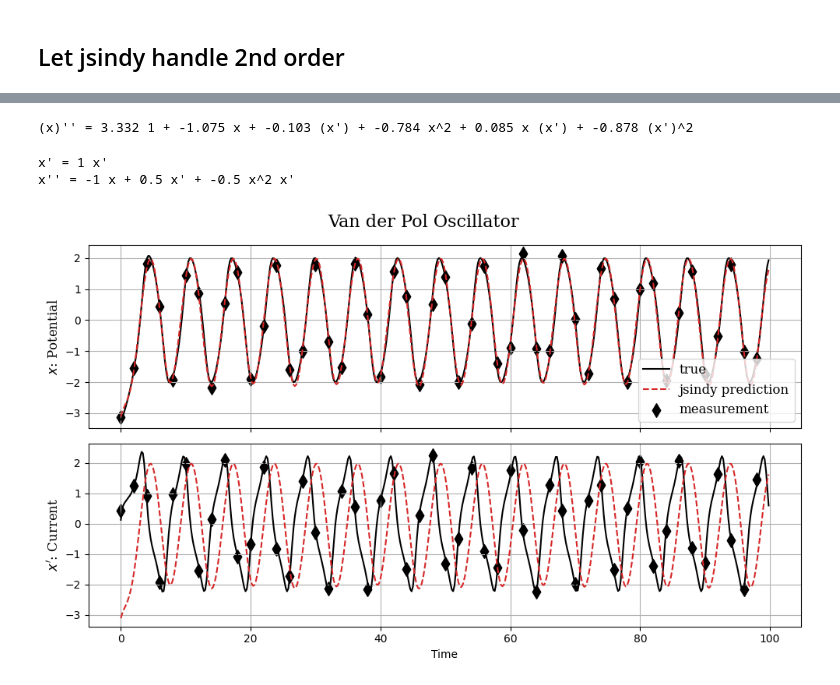
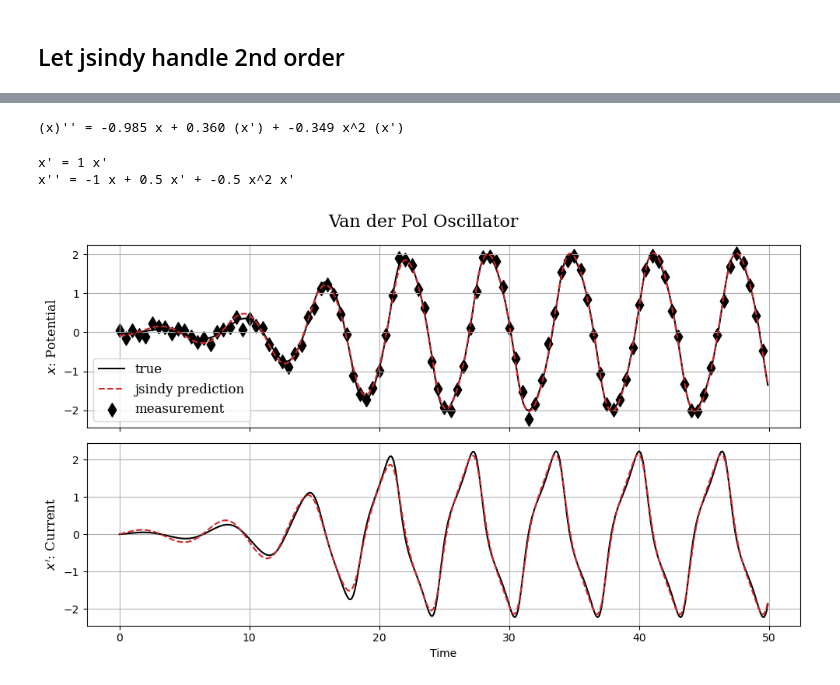
Before and after one commit to AHsu98/jsindy, a Jupyter notebook: notebooks/jake/vdp.ipynb, the cells around one changed output, grey strips where cells are left out. Cells and saved outputs as stored; diff of their text form; code cells hidden in the pictures.

```diff
--- a/notebooks/jake/vdp.ipynb
+++ b/notebooks/jake/vdp.ipynb
@@ -21,9 +9,14 @@ WARNING:2025-08-22 13:25:11,556:jax._src.xla_bridge:872: An NVIDIA GPU may be pr
 # %%
 noise = 0.1
 dt_train = 2.0
-t1=100.
+t1=50.
 
-expdata = GenExAdapter(system="vdp", t0=0., t1=t1, noise=noise, n_train=50, n_colloc=500, seed=1234)
+expdata = GenExAdapter(
+    system="vdp", t0=0., t1=t1,
+    noise=noise, n_train=100,
+    n_colloc=500, seed=1234,
+    ic_std=0.02,
+    )
 # %%
 x_true = expdata.x_true
 t_true = expdata.t_true
@@ -66,7 +59,7 @@ kernel = (
 trajectory_model = CholDataAdaptedRKHSInterpolant(kernel=kernel)
 dynamics_model = FeatureLinearModel(
     reg_scaling = 1.,
-    feature_map=PolyLib(degree=2)
+    feature_map=PolyLib(degree=3)
 
 )
 optsettings = LMSettings(
@@ -77,11 +70,11 @@ optsettings = LMSettings(
     min_alpha = 1e-16,
     init_alpha = 5.,
 )
-data_weight = 20.
+data_weight = 1.
 colloc_weight = 1e5
-sparsifier = pySindySparsifier(STLSQ(threshold = 0.25,alpha = 0.1))
+sparsifier = pySindySparsifier(STLSQ(threshold = 0.1,alpha = 0.01))
 optimizer = AnnealedAlternatingActiveSetLMSolver(
-    beta_reg=1e-5,
+    beta_reg=1e-3,
     solver_settings=optsettings,
     fixed_colloc_weight=colloc_weight,
     fixed_data_weight=data_weight,
@@ -142,9 +151,11 @@ Alternating Activeset Sparsifier
 # %%
 x_pred = model.predict_state(expdata.t_true)
+xdot_pred = model.traj_model.derivative(expdata.t_true,model.z,diff_order = 1)
+
 x_true = expdata.x_true
 model.print()
 # %% [output]
-(x)'' = 3.332 1 + -1.075 x + -0.103 (x') + -0.784 x^2 + 0.085 x (x') + -0.878 (x')^2
+(x)'' = -0.985 x + 0.360 (x') + -0.349 x^2 (x')
 # %%
 expdata.print()
 # %% [output]
@@ -153,25 +164,25 @@ x'' = -1 x + 0.5 x' + -0.5 x^2 x'
 # %%
 fig, (ax1, ax2) = plt.subplots(2,1, figsize=(10,6), sharex=True)
 
 fontname = 'serif'
 
 ax1.plot(t_true, x_true[:,0], label="true", c='black',)
 ax1.plot(t_true, x_pred[:,0], label='jsindy prediction',linestyle='--',c='tab:red')
 ax1.scatter(t_train, x_train[:,0], label="measurement", marker='d',s=80,c='black')
 ax1.set_ylabel(r"$x$: Potential", fontname=fontname,size=12)
 ax1.legend(prop={'family': fontname, 'size':12})
 ax1.grid(True)
 
 ax2.plot(t_true, x_true[:,1], label='predator', c='black')
-ax2.plot(t_true, x_pred[:,1], label='prediction', linestyle='--', c='tab:red')
-ax2.scatter(t_train, x_train[:,1], label="measurement", c='black', marker='d',s=80)
+ax2.plot(t_true, xdot_pred[:,1], label='prediction', linestyle='--', c='tab:red')
+# ax2.scatter(t_train, x_train[:,1], label="measurement", c='black', marker='d',s=80)
 ax2.set_ylabel(r"$x'$: Current", fontname=fontname,size=12)
 ax2.set_xlabel("Time")
 ax2.grid(True)
 # ax2.legend(prop={'family': fontname, 'size':12})
 
 plt.suptitle("Van der Pol Oscillator", fontsize=16, fontname=fontname)
 plt.tight_layout()
 plt.show()
 # %% [output]
-[figure, old version]
+[figure, new version]
```
Also changed, not shown: parts of 6 cells of this notebook, 1 other file.
